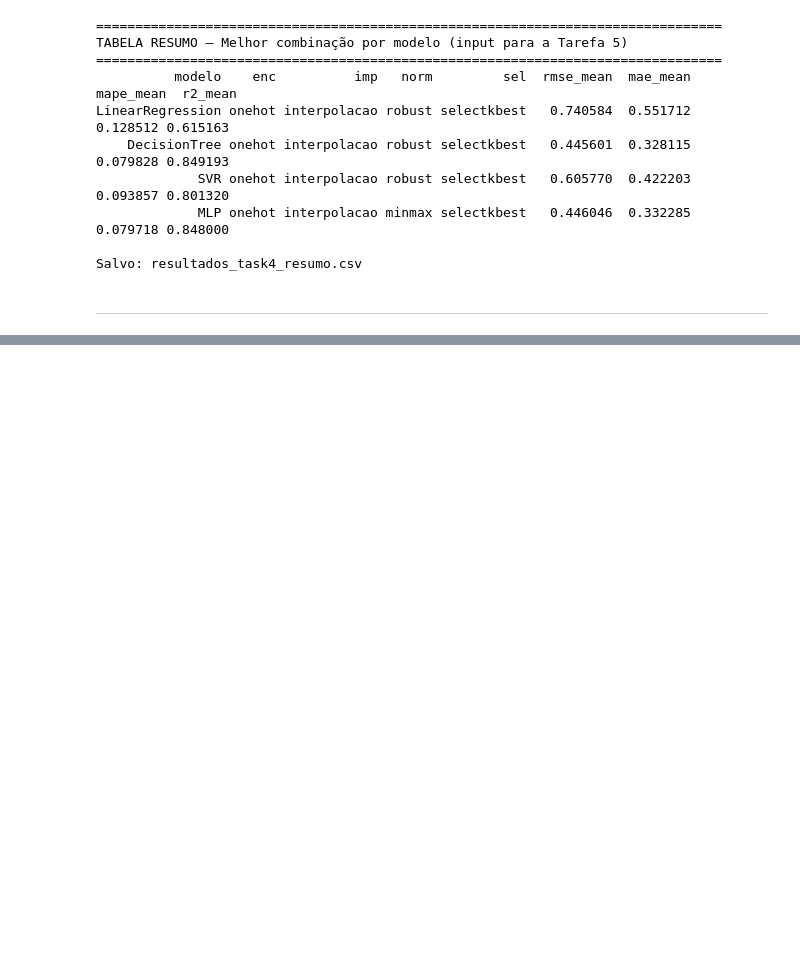
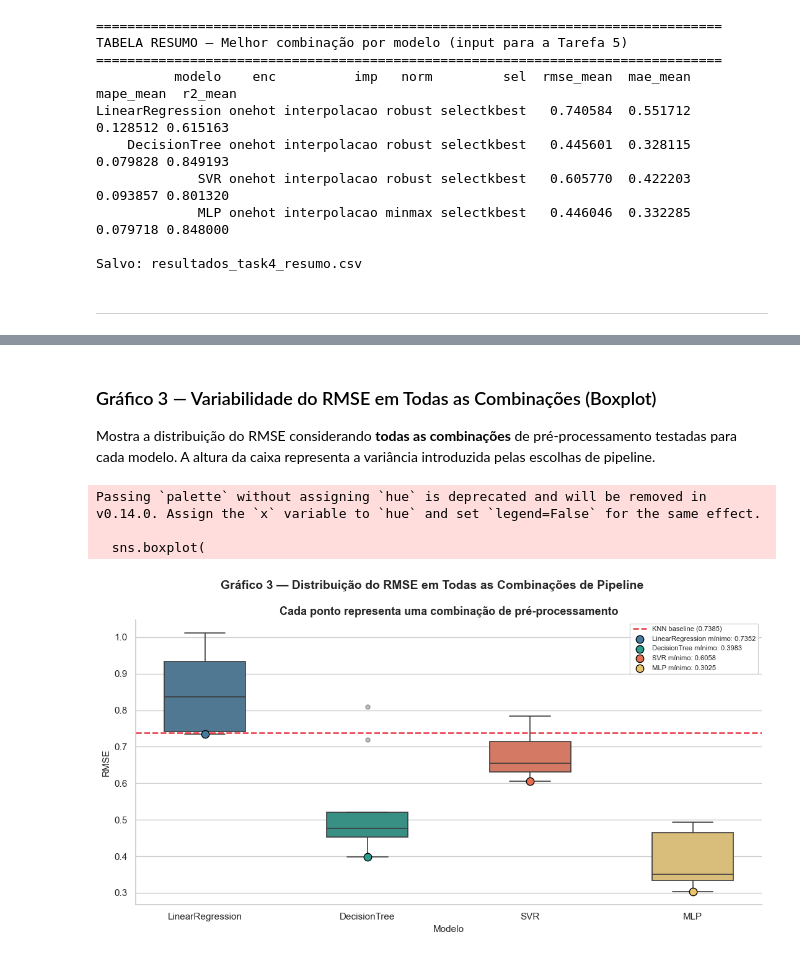
Before and after one commit to LucasCabra7/precos-combustiveis-brasil-2015-2025, a Jupyter notebook: Ultima-entrega.ipynb, the cells around one changed output, grey strips where cells are left out. Drawn from its saved outputs; the diff is of its cells as text; code cells hidden in the pictures; blank space fills up the shorter version.

```diff
--- a/Ultima-entrega.ipynb
+++ b/Ultima-entrega.ipynb
@@ -4074,0 +4360,44 @@ Salvo: resultados_task4_resumo.csv
+# %% [markdown]
+### Gráfico 3 — Variabilidade do RMSE em Todas as Combinações (Boxplot)
+
+Mostra a distribuição do RMSE considerando **todas as combinações** de pré-processamento testadas para cada modelo. A altura da caixa representa a variância introduzida pelas escolhas de pipeline.
+# %%
+df_box = df_ok.copy()
+df_box['modelo'] = pd.Categorical(df_box['modelo'], categories=ORDEM_MODELOS, ordered=True)
+
+fig, ax = plt.subplots(figsize=(11, 6))
+fig.suptitle('Gráfico 3 — Distribuição do RMSE em Todas as Combinações de Pipeline',
+             fontsize=14, fontweight='bold')
+
+sns.boxplot(
+    data=df_box, x='modelo', y='rmse_mean',
+    order=ORDEM_MODELOS, palette=PALETA,
+    width=0.5, linewidth=1.2,
+    flierprops=dict(marker='o', markerfacecolor='gray', markersize=5, alpha=0.5),
+    ax=ax,
+)
+
+# Linha de referência KNN
+ax.axhline(RMSE_KNN, color='#E63946', linestyle='--', linewidth=1.8,
+           label=f'KNN baseline ({RMSE_KNN:.4f})')
+
+# Marca o melhor ponto de cada modelo
+for modelo, cor in zip(ORDEM_MODELOS, PALETA):
+    melhor = df_box[df_box['modelo'] == modelo]['rmse_mean'].min()
+    ax.scatter([ORDEM_MODELOS.index(modelo)], [melhor],
+               color=cor, edgecolor='black', zorder=5, s=80,
+               label=f'{modelo} mínimo: {melhor:.4f}')
+
+ax.set_title('Cada ponto representa uma combinação de pré-processamento')
+ax.set_xlabel('Modelo')
+ax.set_ylabel('RMSE')
+ax.legend(fontsize=8, loc='upper right')
+sns.despine(ax=ax)
+
+plt.tight_layout()
+plt.show()
+# %% [output]
+Passing `palette` without assigning `hue` is deprecated and will be removed in v0.14.0. Assign the `x` variable to `hue` and set `legend=False` for the same effect.
+
+  sns.boxplot(
+[figure, added]
```
Also changed, not shown: parts of 11 cells of this notebook, 6 other files.
